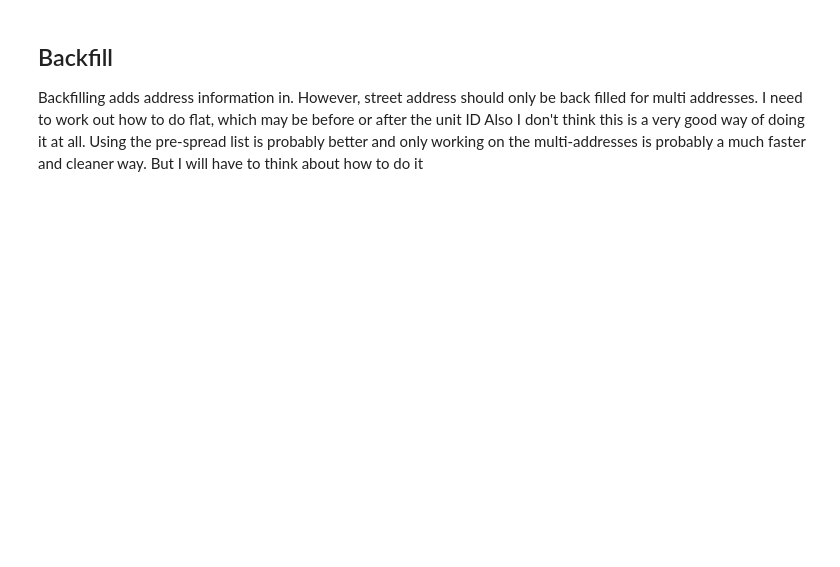
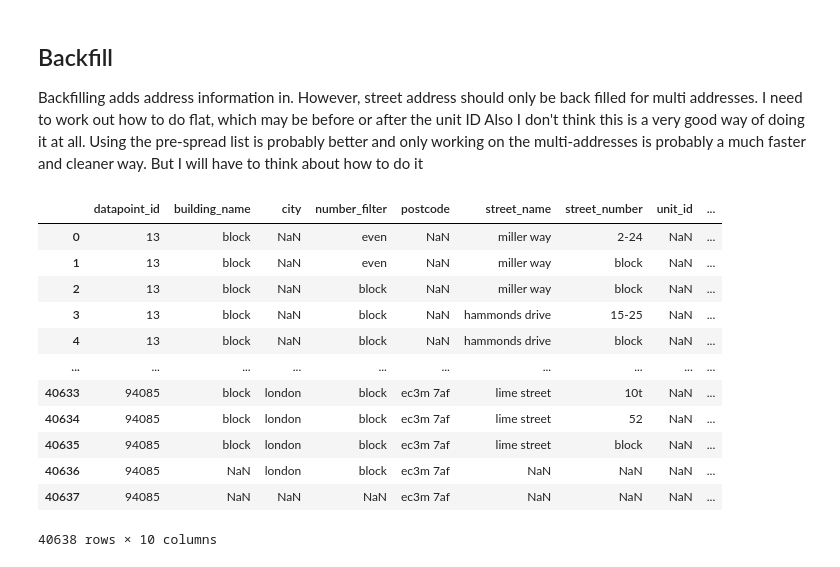
Before and after one commit to JonnoB/enhance_ocod, a Jupyter notebook: expanding tagged addresses.ipynb, the cells around one changed output. Cells and saved outputs as stored; diff of their text form; code cells hidden in the pictures; blank space fills up the shorter version.

```diff
--- a/expanding tagged addresses.ipynb
+++ b/expanding tagged addresses.ipynb
@@ -336,2 +212,16 @@ df_street_number = df.loc[np.where(multi_building_rows)].reset_index()
 # %%
-df_unit_expand.to_csv("/tf/empty_homes_data/test.csv")
+df#_unit_expand.to_csv("/tf/empty_homes_data/test.csv")
+# %% [output]
+|  | datapoint_id | building_name | city | number_filter | postcode | street_name | street_number | unit_id | ... |
+| 0 | 13 | block | NaN | even | NaN | miller way | 2-24 | NaN | ... |
+| 1 | 13 | block | NaN | even | NaN | miller way | block | NaN | ... |
+| 2 | 13 | block | NaN | block | NaN | miller way | block | NaN | ... |
+| 3 | 13 | block | NaN | block | NaN | hammonds drive | 15-25 | NaN | ... |
+| 4 | 13 | block | NaN | block | NaN | hammonds drive | block | NaN | ... |
+| ... | ... | ... | ... | ... | ... | ... | ... | ... | ... |
+| 40633 | 94085 | block | london | block | ec3m 7af | lime street | 10t | NaN | ... |
+| 40634 | 94085 | block | london | block | ec3m 7af | lime street | 52 | NaN | ... |
+| 40635 | 94085 | block | london | block | ec3m 7af | lime street | block | NaN | ... |
+| 40636 | 94085 | NaN | london | block | ec3m 7af | NaN | NaN | NaN | ... |
+| 40637 | 94085 | NaN | NaN | NaN | ec3m 7af | NaN | NaN | NaN | ... |
+40638 rows × 10 columns
```
Also changed, not shown: parts of 28 cells of this notebook, 3 other files.
